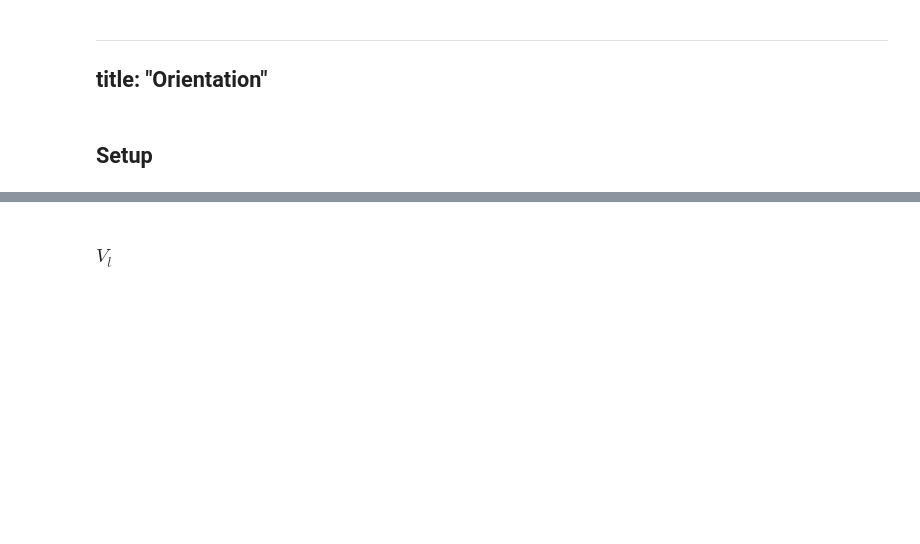
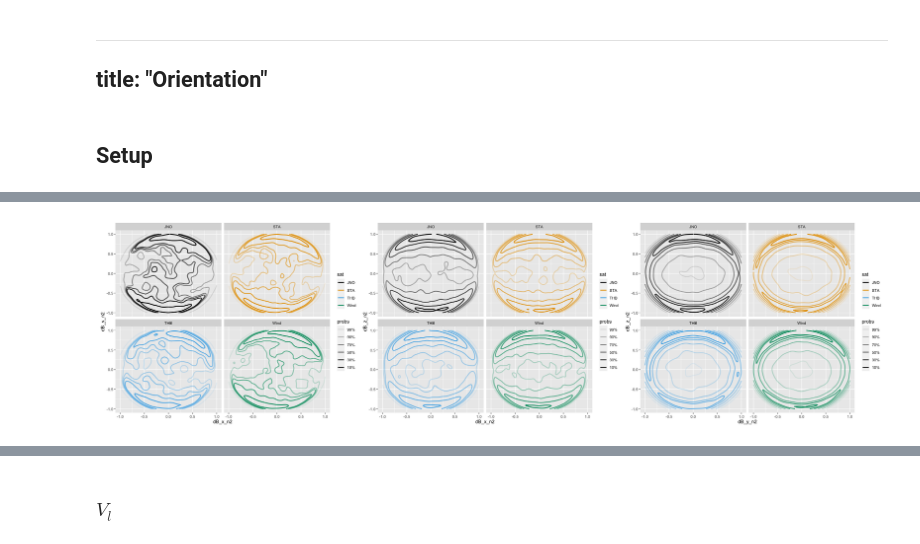
Before and after one commit to Beforerr/discontinuitypy, a Jupyter notebook: notebooks/analysis/02_orientation.ipynb, the cells around one changed output, grey strips where cells are left out. Cells and saved outputs as stored; diff of their text form; code cells hidden in the pictures; blank space fills up the shorter version.

```diff
--- a/notebooks/analysis/02_orientation.ipynb
+++ b/notebooks/analysis/02_orientation.ipynb
@@ -64,0 +147,14 @@ all_events_l2 = all_events_l1.pipe(process_events_l2)
+# %%
+%%R -w 1800
+probs <- c(0.99, 0.9, 0.7, 0.5, 0.3, 0.1)
+
+x <- "dB_x_n2"
+y <- "dB_y_n2"
+z <- "dB_z_n2"
+
+p1 <- plot_plot(all_events_l1, x, y)
+p2 <- plot_plot(all_events_l1, x, z)
+p3 <- plot_plot(all_events_l1, y, z)
+
+p1 | p2 | p3
+# %% [output]
@@ -64,0 +162 @@ all_events_l2 = all_events_l1.pipe(process_events_l2)
+[figure, added]
```
Also changed, not shown: parts of 16 cells of this notebook, 33 other files.
